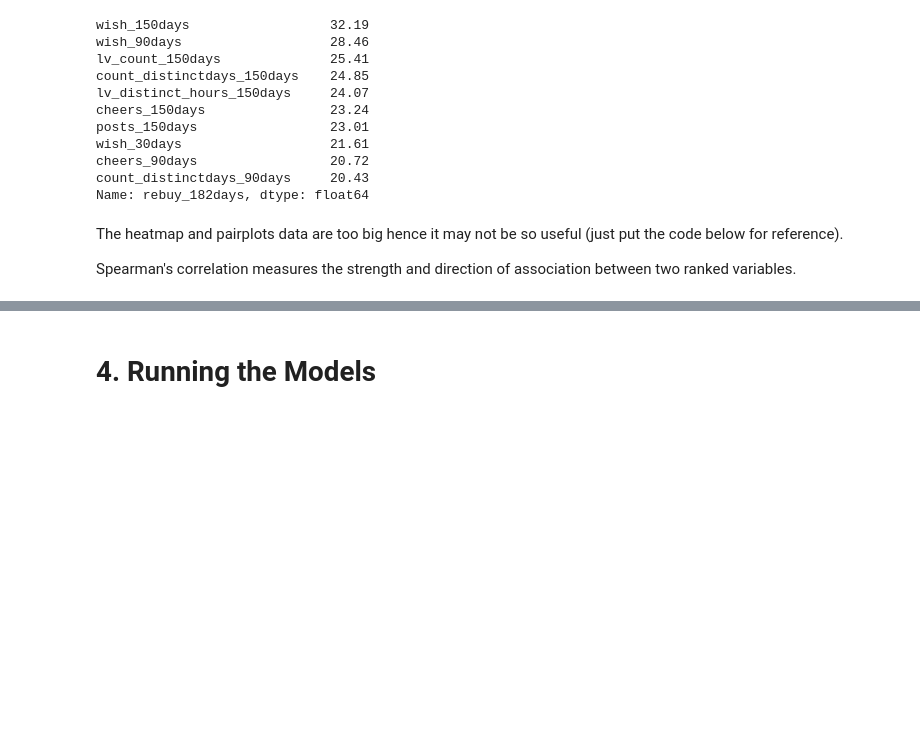
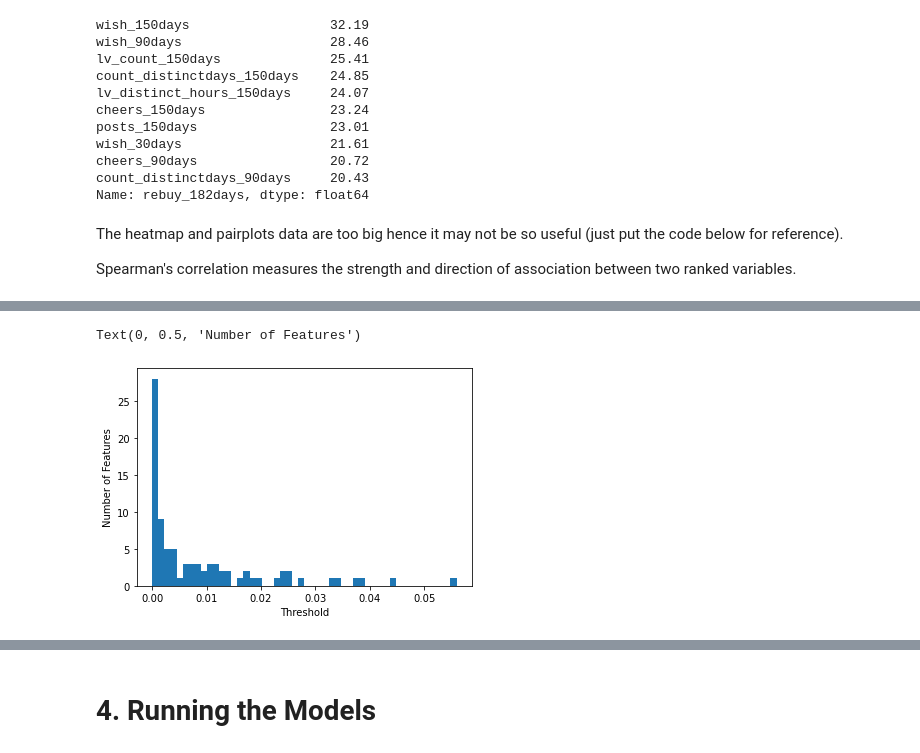
Before and after one commit to ssenti/class101, a Jupyter notebook: Data Analysis Report Source Codes.ipynb, the cells around one changed output, grey strips where cells are left out. Saved outputs shown, nothing was run; the diff lists cells and outputs as text; code cells hidden in the pictures; blank space fills up the shorter version.

```diff
--- a/Data Analysis Report Source Codes.ipynb
+++ b/Data Analysis Report Source Codes.ipynb
@@ -1195,0 +1216,11 @@ Spearman's correlation measures the strength and direction of association betwee
+# %%
+from sklearn.feature_selection import mutual_info_classif as MIC
+
+#compute the mutual info scores
+mi_score = MIC(X,Y, discrete_features=False)
+# %%
+#constructing a dataframe that maps the mi scores with the X_columns
+d = {'X_columns':list(X.columns), 'mi_scores': list(mi_score)}
+mi_scores_map = pd.DataFrame(d)
+
+mi_scores_map.sort_values('mi_scores',ascending=False).head(15)
@@ -1195,0 +1244,7 @@ Spearman's correlation measures the strength and direction of association betwee
+# %%
+plt.hist(mi_scores_map['mi_scores'], bins=50)
+plt.xlabel('Threshold')
+plt.ylabel('Number of Features')
+# %% [output]
+Text(0, 0.5, 'Number of Features')
+[figure, added]
```
Also changed, not shown: parts of 13 cells of this notebook, 1 other file.
